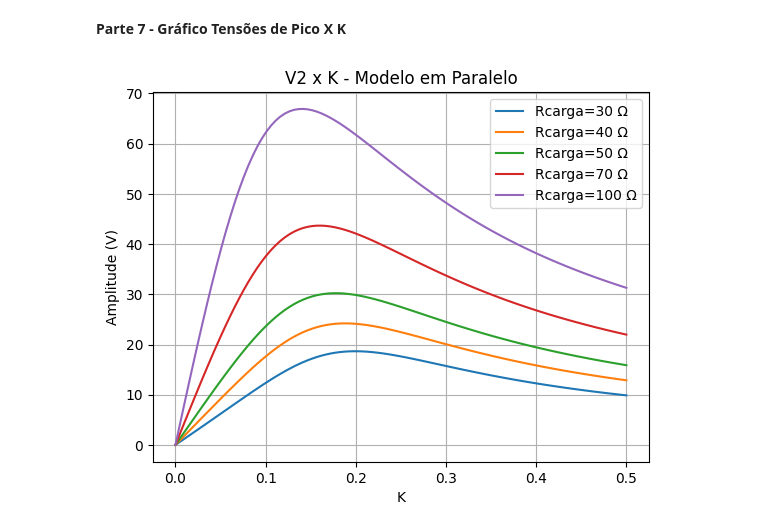
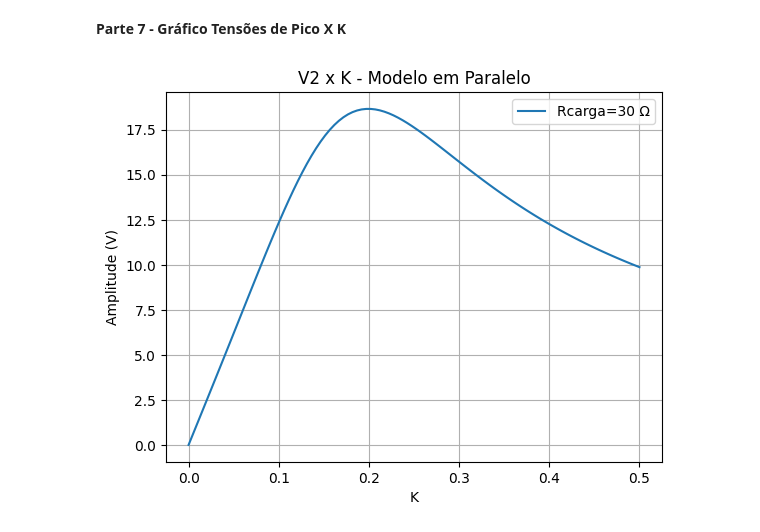
Before and after one commit to Luca-Krausz/ProjetoEletromag24.2, a Jupyter notebook: EletromagSemLevitação.ipynb, the cells around one changed output. Drawn from its saved outputs; the diff is of its cells as text; code cells hidden in the pictures.

```diff
--- a/EletromagSemLevitação.ipynb
+++ b/EletromagSemLevitação.ipynb
@@ -552,35 +546,35 @@ Relação V1/V2: 0.34
 # %% [markdown]
 **Parte 7 - Gráfico Tensões de Pico X K**
 # %%
-for Rcarga in [30, 40, 50, 70, 100]:
+for Rcarga in [30]:
 
     Kmax = 0.5
 
     Ufonte = (2/pi) * Vp * cos(W*1) # Como a frequência é muito alta, Ufonte será constante para qualquer valor de t
     V2list = []
 
     for K in np.linspace(0, Kmax, 100):
 
         M = sqrt(L1*L2)*K
         XM = 1j * W * M
 
         Z=np.array([[R1+XL1+XC1, -XM],[-XM, XL2+R2+(Rcarga*XC2/(Rcarga+XC2))]])
         V=np.array([Ufonte,0])
         i=np.dot(linalg.inv(Z),V)
 
         I2 = i[1]
         V2 = I2*Rcarga
         V2list.append(np.abs(V2))
 
     # Plotando o gráfico V2 x K
 
     plt.plot(np.linspace(0, Kmax, 100), V2list, label=f'Rcarga={Rcarga} Ω')
 
 plt.xlabel('K')
 plt.ylabel('Amplitude (V)')
 plt.title('V2 x K - Modelo em Paralelo')
 plt.legend()
 plt.grid(True)
 plt.show()
 # %% [output]
-[figure, old version]
+[figure, new version]
```
Also changed, not shown: parts of 17 cells of this notebook.
